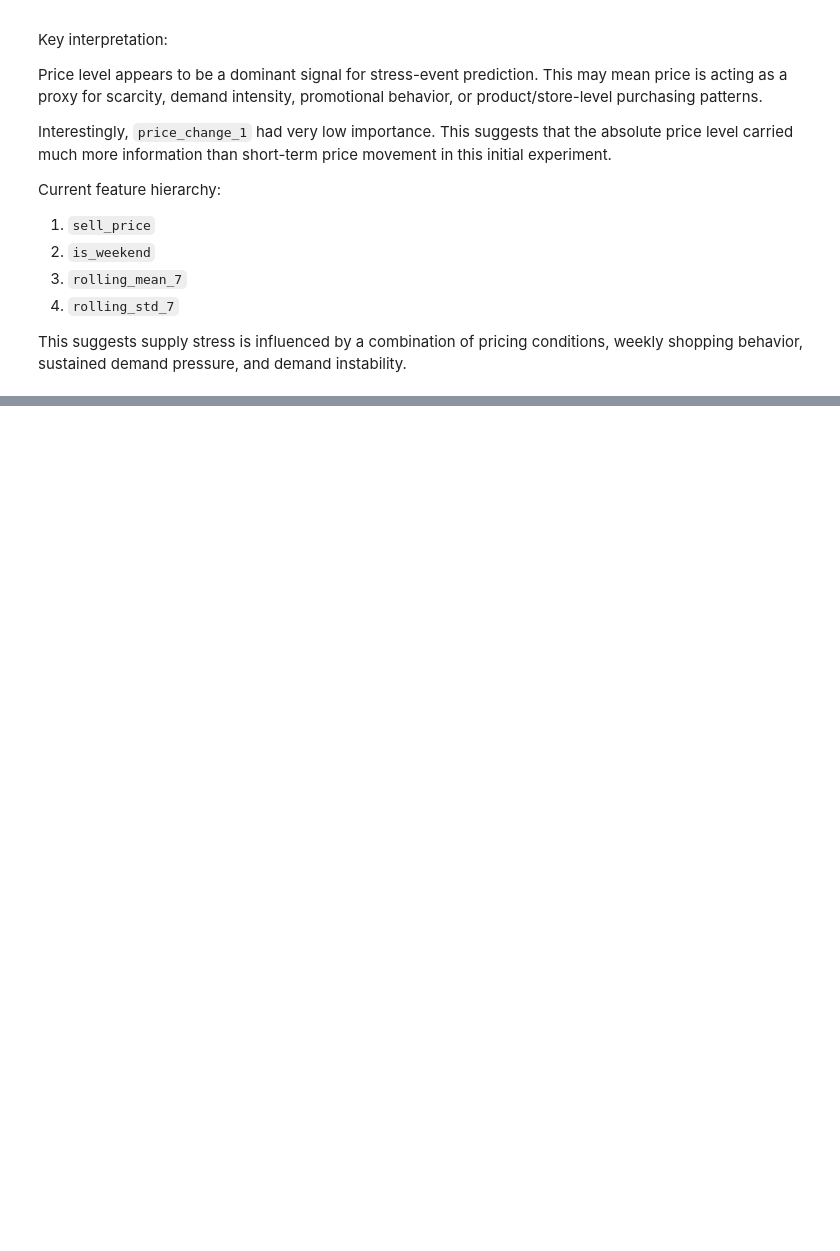
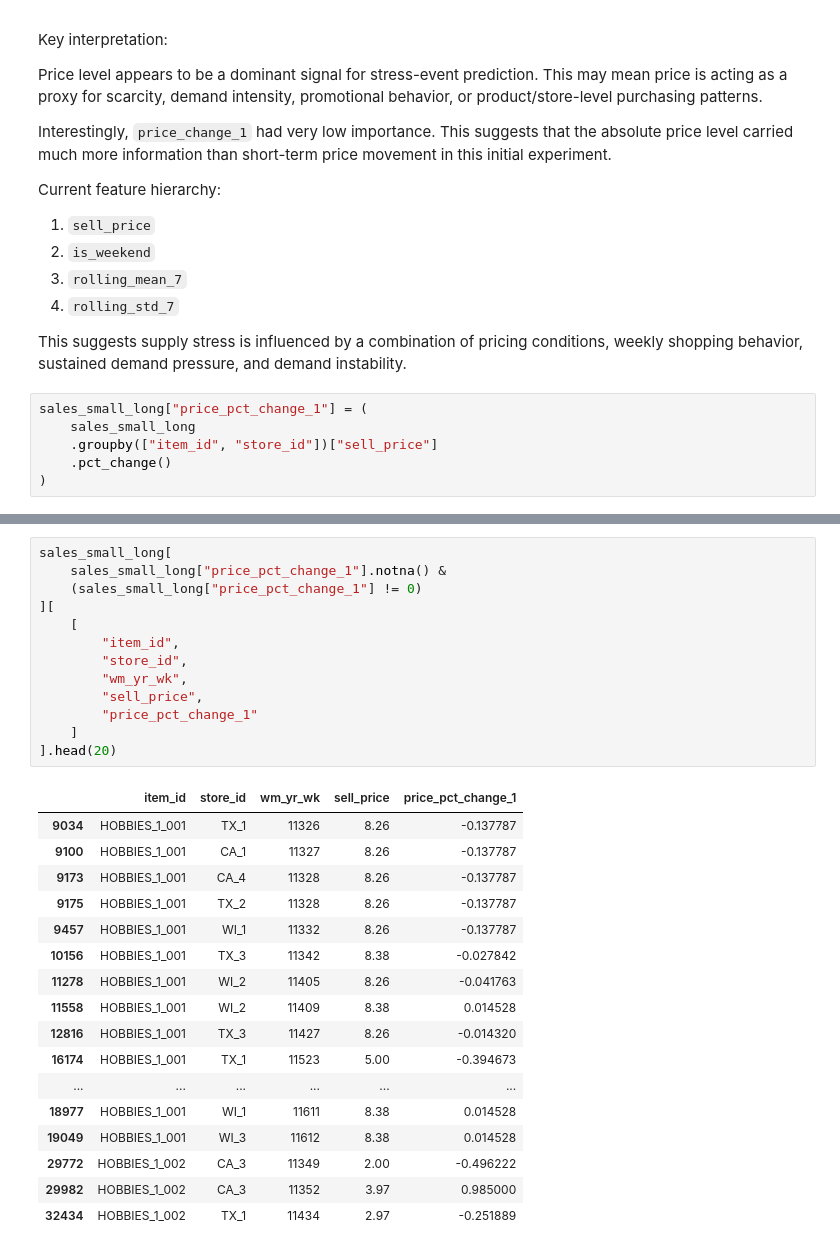
Before and after one commit to suhailyunus/supply-chain-stress-prediction, a Jupyter notebook: notebooks/exploratory.ipynb, the cells around one changed output, grey strips where cells are left out. Saved outputs shown, nothing was run; the diff lists cells and outputs as text; blank space fills up the shorter version.

Commit message:
Update exploratory notebook with price feature analysis

```diff
--- a/notebooks/exploratory.ipynb
+++ b/notebooks/exploratory.ipynb
@@ -1253,3 +1253,9 @@ Current feature hierarchy:
 4. `rolling_std_7`
 
 This suggests supply stress is influenced by a combination of pricing conditions, weekly shopping behavior, sustained demand pressure, and demand instability.
+# %%
+sales_small_long["price_pct_change_1"] = (
+    sales_small_long
+    .groupby(["item_id", "store_id"])["sell_price"]
+    .pct_change()
+)
@@ -1255,0 +1307,31 @@ This suggests supply stress is influenced by a combination of pricing conditions
+# %%
+sales_small_long[
+    sales_small_long["price_pct_change_1"].notna() &
+    (sales_small_long["price_pct_change_1"] != 0)
+][
+    [
+        "item_id",
+        "store_id",
+        "wm_yr_wk",
+        "sell_price",
+        "price_pct_change_1"
+    ]
+].head(20)
+# %% [output]
+|  | item_id | store_id | wm_yr_wk | sell_price | price_pct_change_1 |
+| 9034 | HOBBIES_1_001 | TX_1 | 11326 | 8.26 | -0.137787 |
+| 9100 | HOBBIES_1_001 | CA_1 | 11327 | 8.26 | -0.137787 |
+| 9173 | HOBBIES_1_001 | CA_4 | 11328 | 8.26 | -0.137787 |
+| 9175 | HOBBIES_1_001 | TX_2 | 11328 | 8.26 | -0.137787 |
+| 9457 | HOBBIES_1_001 | WI_1 | 11332 | 8.26 | -0.137787 |
+| 10156 | HOBBIES_1_001 | TX_3 | 11342 | 8.38 | -0.027842 |
+| 11278 | HOBBIES_1_001 | WI_2 | 11405 | 8.26 | -0.041763 |
+| 11558 | HOBBIES_1_001 | WI_2 | 11409 | 8.38 | 0.014528 |
+| 12816 | HOBBIES_1_001 | TX_3 | 11427 | 8.26 | -0.014320 |
+| 16174 | HOBBIES_1_001 | TX_1 | 11523 | 5.00 | -0.394673 |
+| ... | ... | ... | ... | ... | ... |
+| 18977 | HOBBIES_1_001 | WI_1 | 11611 | 8.38 | 0.014528 |
+| 19049 | HOBBIES_1_001 | WI_3 | 11612 | 8.38 | 0.014528 |
+| 29772 | HOBBIES_1_002 | CA_3 | 11349 | 2.00 | -0.496222 |
+| 29982 | HOBBIES_1_002 | CA_3 | 11352 | 3.97 | 0.985000 |
+| 32434 | HOBBIES_1_002 | TX_1 | 11434 | 2.97 | -0.251889 |
```
Also changed, not shown: parts of 25 cells of this notebook.
